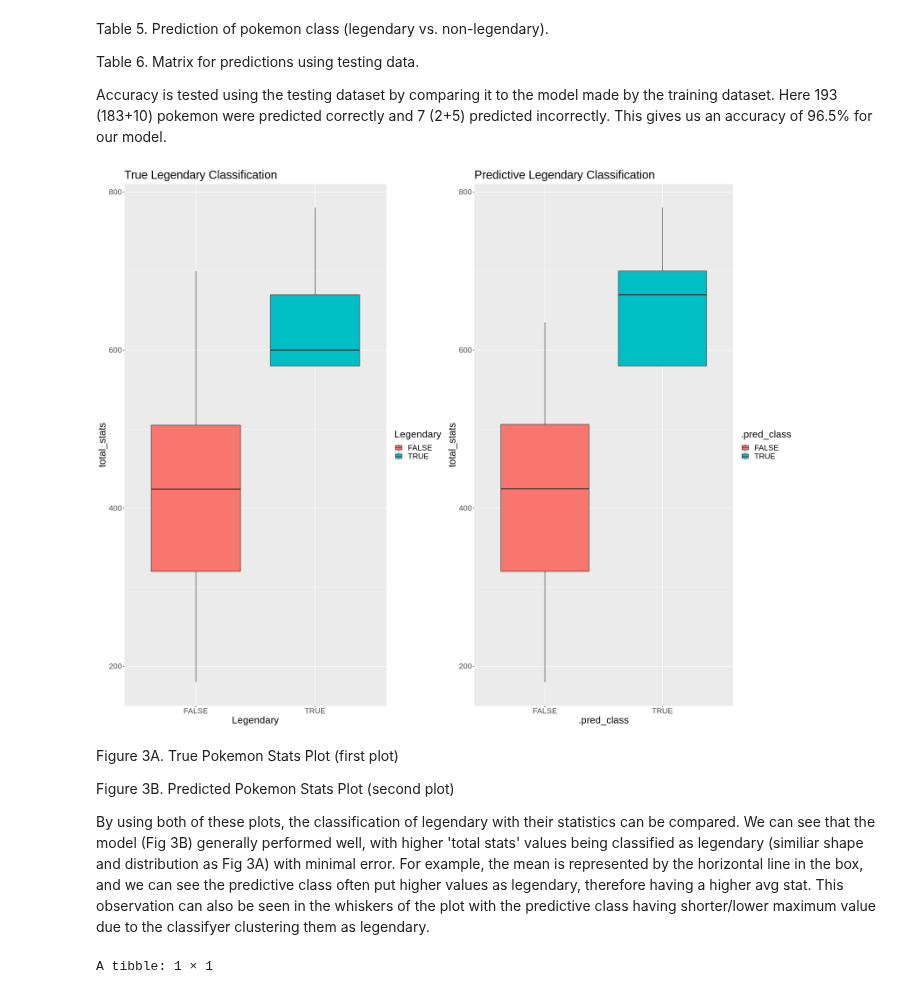
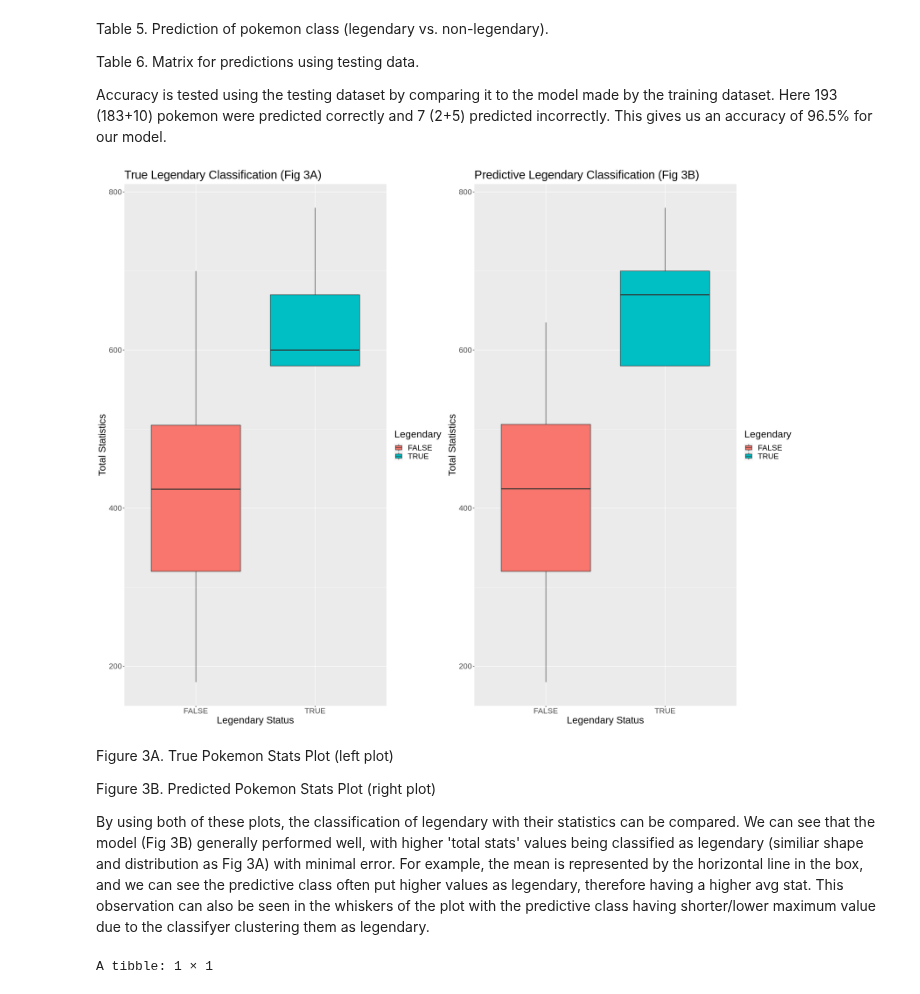
Before and after one commit to dlee03/DSCI_group_project, a Jupyter notebook: groupproject.ipynb, the cells around one changed output. Saved outputs shown, nothing was run; the diff lists cells and outputs as text; code cells hidden in the pictures.

Commit message:
Plot texts

```diff
--- a/groupproject.ipynb
+++ b/groupproject.ipynb
@@ -306,24 +311,26 @@ Accuracy is tested using the testing dataset by comparing it to the model made b
 # %%
 options(repr.plot.width = 20, repr.plot.height =16)
 pokemon_true_box_plot <- pokemon_predictions |>
     ggplot(aes(x = Legendary, y = total_stats, fill = Legendary)) +
+    labs(x = "Legendary Status", y = "Total Statistics", fill = "Legendary") +
     geom_boxplot() +
-    ggtitle("True Legendary Classification") +
+    ggtitle("True Legendary Classification (Fig 3A)") +
     theme(text = element_text(size =20))
 
 pokemon_pred_box_plot <- pokemon_predictions |>
     ggplot(aes(x = .pred_class, y = total_stats, fill = .pred_class)) +
+    labs(x = "Legendary Status", y = "Total Statistics", fill = "Legendary") +
     geom_boxplot() +
-    ggtitle("Predictive Legendary Classification") +
+    ggtitle("Predictive Legendary Classification (Fig 3B)") +
     theme(text = element_text(size =20))
 
 plot_grid(pokemon_true_box_plot, pokemon_pred_box_plot, ncol=2)
 # %% [output]
-[figure, old version]
+[figure, new version]
 # %% [markdown]
-Figure 3A. True Pokemon Stats Plot (first plot)
+Figure 3A. True Pokemon Stats Plot (left plot)
 
-Figure 3B. Predicted Pokemon Stats Plot (second plot)
+Figure 3B. Predicted Pokemon Stats Plot (right plot)
 
 By using both of these plots, the classification of legendary with their statistics can be compared. We can see that the model (Fig 3B) generally performed well, with higher 'total stats' values being classified as legendary (similiar shape and distribution as Fig 3A) with minimal error. For example, the mean is represented by the horizontal line in the box, and we can see the predictive class often put higher values as legendary, therefore having a higher avg stat. This observation can also be seen in the whiskers of the plot with the predictive class having shorter/lower maximum value due to the classifyer clustering them as legendary.
 # %%
```
Also changed, not shown: parts of 4 cells of this notebook.
